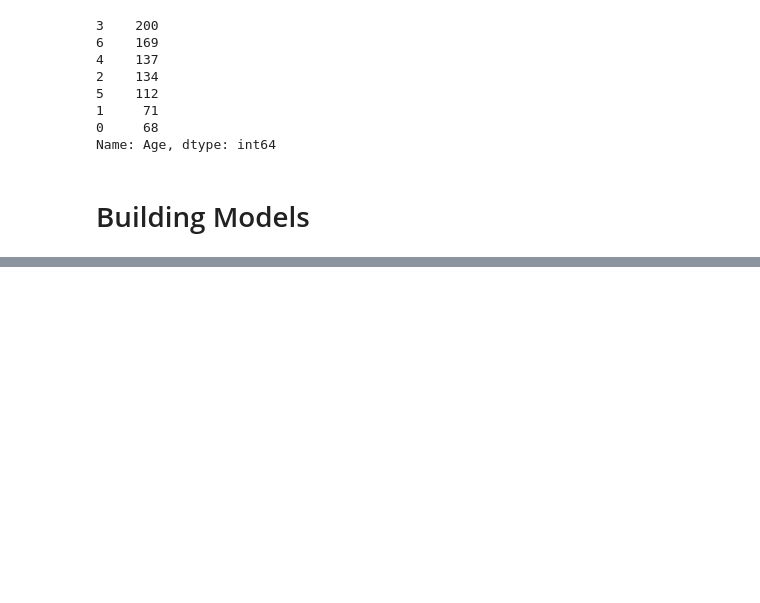
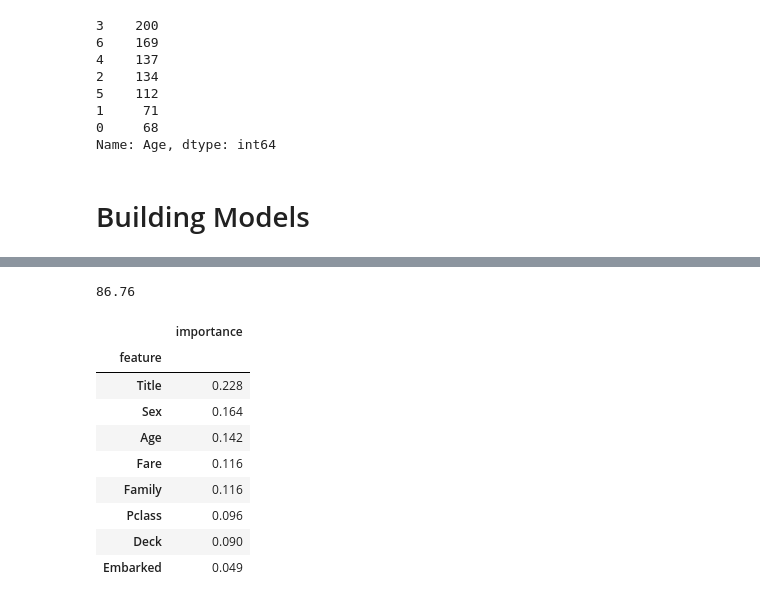
Before and after one commit to ramsoi53/ramsoi, a Jupyter notebook: My_titanic_ver1.ipynb, the cells around one changed output, grey strips where cells are left out. Drawn from its saved outputs; the diff is of its cells as text; code cells hidden in the pictures; blank space fills up the shorter version.

```diff
--- a/My_titanic_ver1.ipynb
+++ b/My_titanic_ver1.ipynb
@@ -421,7 +413,28 @@ acc_lgb
+# %%
+import xgboost as xgb
+
+xgb_model = xgb.XGBClassifier()
+xgb_model.fit(X_train, y_train)
+y_pred = xgb_model.predict(X_test)
+acc_xgb = round(xgb_model.score(X_train, y_train) * 100, 2)
+acc_xgb
+# %% [output]
+86.76
 # %%
-# importances=pd.DataFrame({'feature':X_train.columns,'importance':np.round(rf.feature_importances_,3)})
-# importances = importances.sort_values('importance',ascending=False).set_index('feature')
-# importances.head(10)
+importances=pd.DataFrame({'feature':X_train.columns,'importance':np.round(rf.feature_importances_,3)})
+importances = importances.sort_values('importance',ascending=False).set_index('feature')
+importances.head(10)
+# %% [output]
+|  | importance |
+| feature |  |
+| Title | 0.228 |
+| Sex | 0.164 |
+| Age | 0.142 |
+| Fare | 0.116 |
+| Family | 0.116 |
+| Pclass | 0.096 |
+| Deck | 0.090 |
+| Embarked | 0.049 |
 # %%
 #submission
 submission = pd.DataFrame({'PassengerId' : test_df['PassengerId'], 'Survived': y_preds}).set_index('PassengerId')
```
Also changed, not shown: parts of 13 cells of this notebook.
